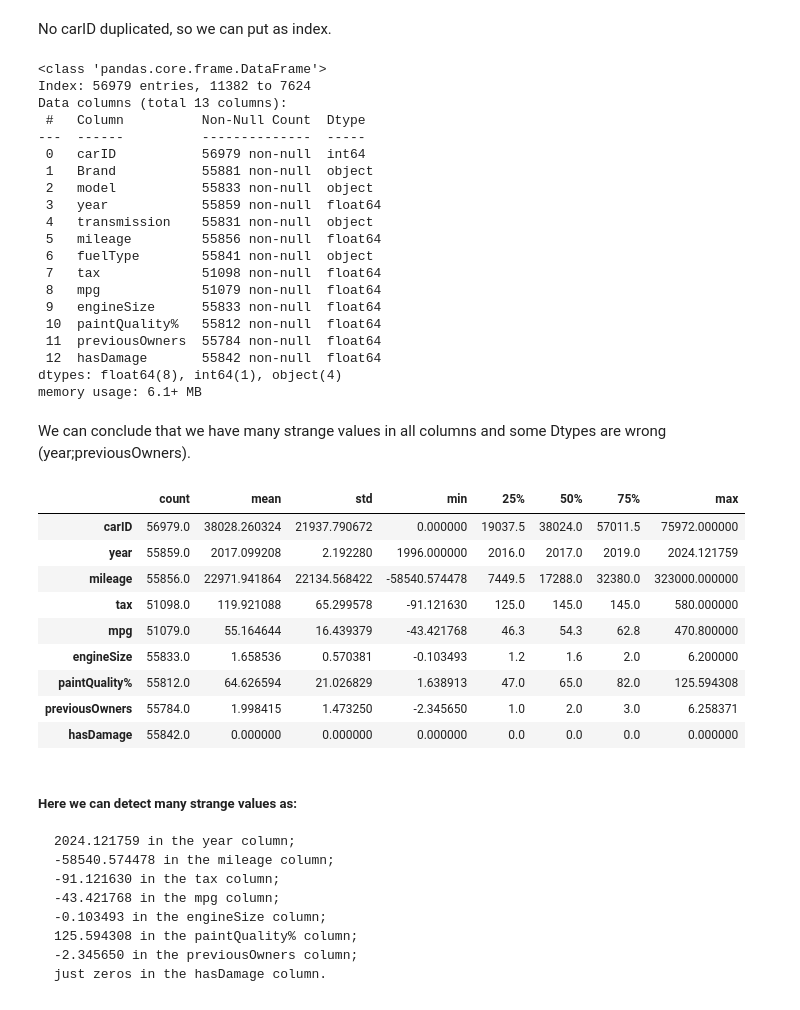
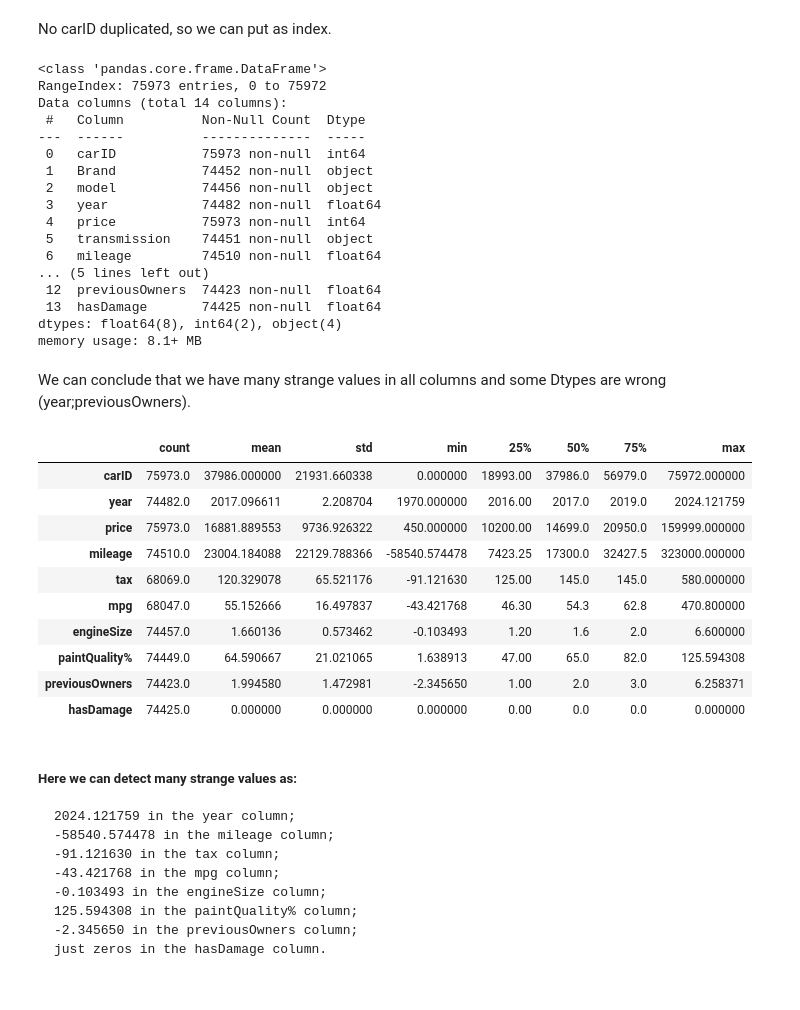
Before and after one commit to bernardorspachecods/ML_Project_25.26, a Jupyter notebook: hold-out.ipynb, the cells around one changed output. Saved outputs shown, nothing was run; the diff lists cells and outputs as text; code cells hidden in the pictures.

```diff
--- a/hold-out.ipynb
+++ b/hold-out.ipynb
@@ -74,25 +53,22 @@ np.int64(0)
 # %% [markdown]
 No carID duplicated, so we can put as index.
 # %%
-X_train.info()
+train.info()
 # %% [output]
 <class 'pandas.core.frame.DataFrame'>
-Index: 56979 entries, 11382 to 7624
-Data columns (total 13 columns):
+RangeIndex: 75973 entries, 0 to 75972
+Data columns (total 14 columns):
  #   Column          Non-Null Count  Dtype
 ---  ------          --------------  -----
- 0   carID           56979 non-null  int64
- 1   Brand           55881 non-null  object
- 2   model           55833 non-null  object
- 3   year            55859 non-null  float64
- 4   transmission    55831 non-null  object
- 5   mileage         55856 non-null  float64
- 6   fuelType        55841 non-null  object
- 7   tax             51098 non-null  float64
- 8   mpg             51079 non-null  float64
- 9   engineSize      55833 non-null  float64
- 10  paintQuality%   55812 non-null  float64
- 11  previousOwners  55784 non-null  float64
- 12  hasDamage       55842 non-null  float64
-dtypes: float64(8), int64(1), object(4)
-memory usage: 6.1+ MB
+ 0   carID           75973 non-null  int64
+ 1   Brand           74452 non-null  object
+ 2   model           74456 non-null  object
+ 3   year            74482 non-null  float64
+ 4   price           75973 non-null  int64
+ 5   transmission    74451 non-null  object
+ 6   mileage         74510 non-null  float64
+... (5 lines left out)
+ 12  previousOwners  74423 non-null  float64
+ 13  hasDamage       74425 non-null  float64
+dtypes: float64(8), int64(2), object(4)
+memory usage: 8.1+ MB
@@ -103,15 +75,16 @@ non_metric_features.remove("carID")
 # %% [markdown]
 We can conclude that we have many strange values in all columns and some Dtypes are wrong (year;previousOwners).
 # %%
-X_train.describe().T
+train.describe().T
 # %% [output]
 |  | count | mean | std | min | 25% | 50% | 75% | max |
-| carID | 56979.0 | 38028.260324 | 21937.790672 | 0.000000 | 19037.5 | 38024.0 | 57011.5 | 75972.000000 |
-| year | 55859.0 | 2017.099208 | 2.192280 | 1996.000000 | 2016.0 | 2017.0 | 2019.0 | 2024.121759 |
-| mileage | 55856.0 | 22971.941864 | 22134.568422 | -58540.574478 | 7449.5 | 17288.0 | 32380.0 | 323000.000000 |
-| tax | 51098.0 | 119.921088 | 65.299578 | -91.121630 | 125.0 | 145.0 | 145.0 | 580.000000 |
-| mpg | 51079.0 | 55.164644 | 16.439379 | -43.421768 | 46.3 | 54.3 | 62.8 | 470.800000 |
-| engineSize | 55833.0 | 1.658536 | 0.570381 | -0.103493 | 1.2 | 1.6 | 2.0 | 6.200000 |
-| paintQuality% | 55812.0 | 64.626594 | 21.026829 | 1.638913 | 47.0 | 65.0 | 82.0 | 125.594308 |
-| previousOwners | 55784.0 | 1.998415 | 1.473250 | -2.345650 | 1.0 | 2.0 | 3.0 | 6.258371 |
-| hasDamage | 55842.0 | 0.000000 | 0.000000 | 0.000000 | 0.0 | 0.0 | 0.0 | 0.000000 |
+| carID | 75973.0 | 37986.000000 | 21931.660338 | 0.000000 | 18993.00 | 37986.0 | 56979.0 | 75972.000000 |
+| year | 74482.0 | 2017.096611 | 2.208704 | 1970.000000 | 2016.00 | 2017.0 | 2019.0 | 2024.121759 |
+| price | 75973.0 | 16881.889553 | 9736.926322 | 450.000000 | 10200.00 | 14699.0 | 20950.0 | 159999.000000 |
+| mileage | 74510.0 | 23004.184088 | 22129.788366 | -58540.574478 | 7423.25 | 17300.0 | 32427.5 | 323000.000000 |
+| tax | 68069.0 | 120.329078 | 65.521176 | -91.121630 | 125.00 | 145.0 | 145.0 | 580.000000 |
+| mpg | 68047.0 | 55.152666 | 16.497837 | -43.421768 | 46.30 | 54.3 | 62.8 | 470.800000 |
+| engineSize | 74457.0 | 1.660136 | 0.573462 | -0.103493 | 1.20 | 1.6 | 2.0 | 6.600000 |
+| paintQuality% | 74449.0 | 64.590667 | 21.021065 | 1.638913 | 47.00 | 65.0 | 82.0 | 125.594308 |
+| previousOwners | 74423.0 | 1.994580 | 1.472981 | -2.345650 | 1.00 | 2.0 | 3.0 | 6.258371 |
+| hasDamage | 74425.0 | 0.000000 | 0.000000 | 0.000000 | 0.00 | 0.0 | 0.0 | 0.000000 |
```
Also changed, not shown: parts of 41 cells of this notebook, 1 other file.
